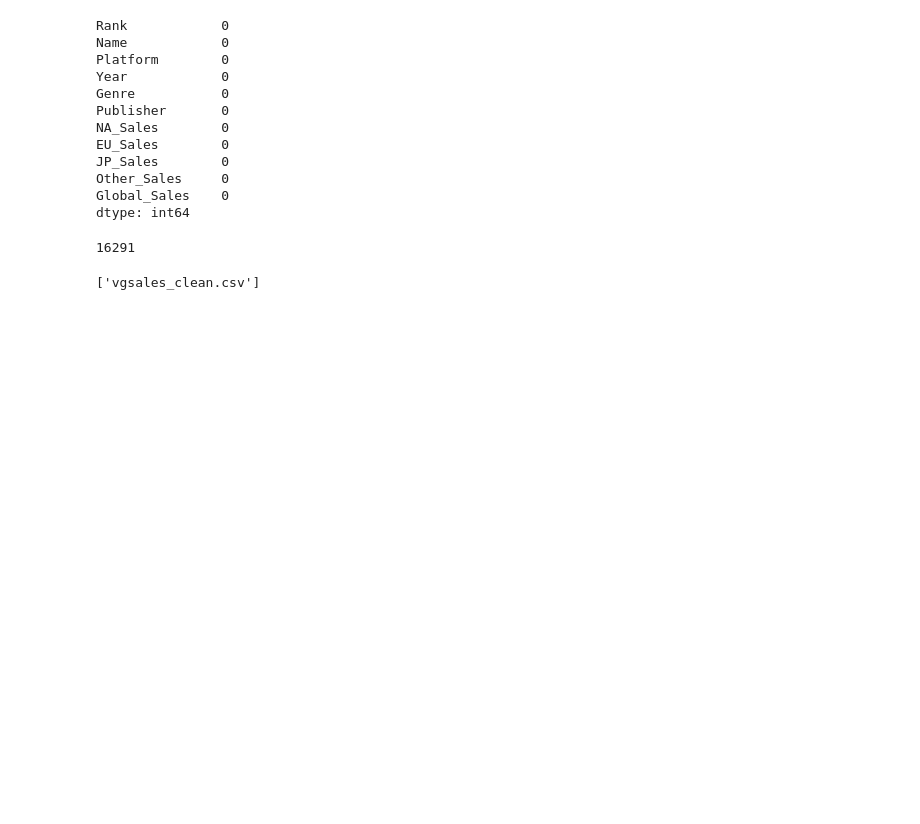
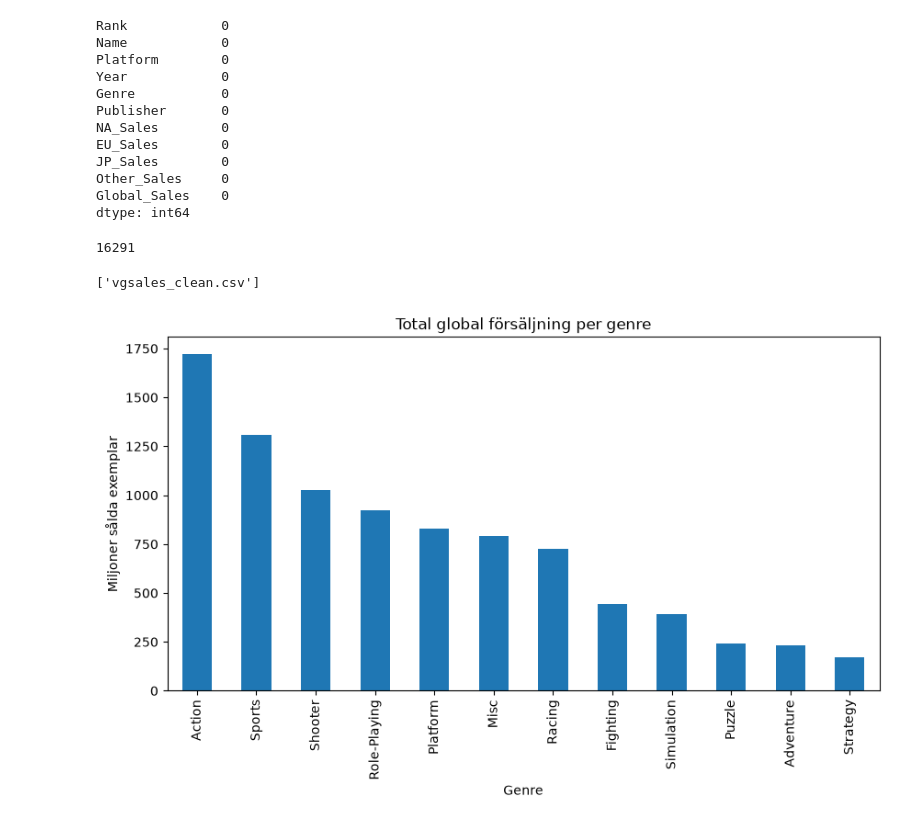
Before and after one commit to mannilowman/VideoGameSales-ML, a Jupyter notebook: notebooks/01.explore.ipynb, the cells around one changed output. Saved outputs shown, nothing was run; the diff lists cells and outputs as text; code cells hidden in the pictures; blank space fills up the shorter version.

```diff
--- a/notebooks/01.explore.ipynb
+++ b/notebooks/01.explore.ipynb
@@ -85,3 +85,15 @@ import os
 os.listdir('../data/processed')
 # %% [output]
 ['vgsales_clean.csv']
+# %%
+import matplotlib.pyplot as plt
+
+genre_sales = df_clean.groupby('Genre')['Global_Sales'].sum().sort_values(ascending=False)
+
+genre_sales.plot(kind='bar', figsize=(10, 5))
+plt.title('Total global försäljning per genre')
+plt.ylabel('Miljoner sålda exemplar')
+plt.xlabel('Genre')
+plt.show()
+# %% [output]
+[figure, added]
```
Also changed, not shown: parts of 9 cells of this notebook, 4 other files.
